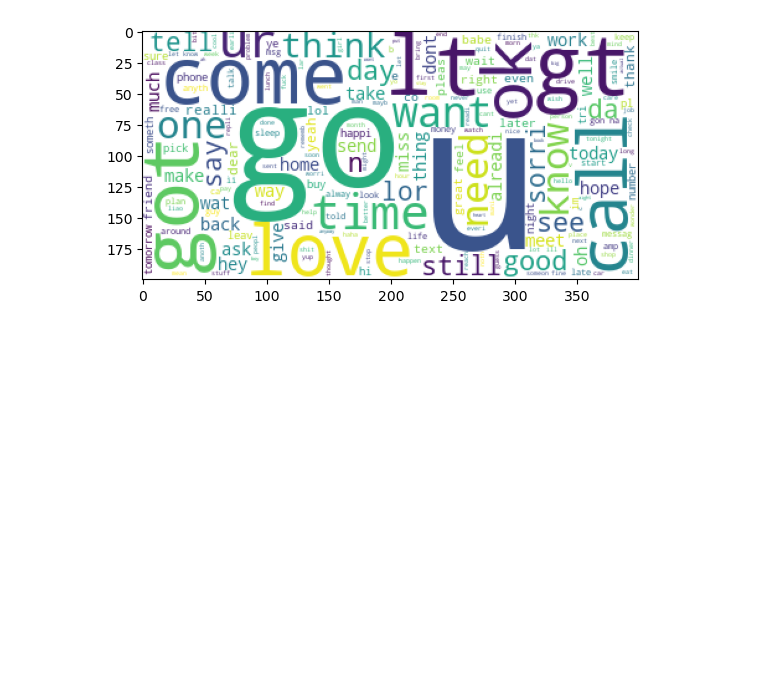
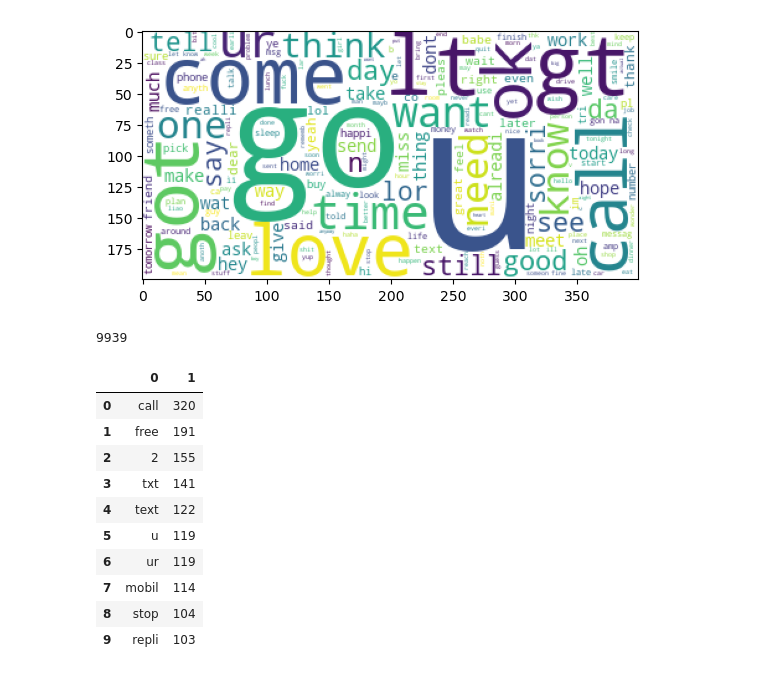
Before and after one commit to subal43/DS-SMS-Classifier-System, a Jupyter notebook: main.ipynb, the cells around one changed output. Saved outputs shown, nothing was run; the diff lists cells and outputs as text; code cells hidden in the pictures; blank space fills up the shorter version.

```diff
--- a/main.ipynb
+++ b/main.ipynb
@@ -218,0 +225,4 @@ plt.imshow(ham_wc)
+# %%
+len(spam_corpas)
+# %% [output]
+9939
@@ -218,0 +231,14 @@ plt.imshow(ham_wc)
+# %%
+pd.DataFrame(Counter(spam_corpas).most_common(10))
+# %% [output]
+|  | 0 | 1 |
+| 0 | call | 320 |
+| 1 | free | 191 |
+| 2 | 2 | 155 |
+| 3 | txt | 141 |
+| 4 | text | 122 |
+| 5 | u | 119 |
+| 6 | ur | 119 |
+| 7 | mobil | 114 |
+| 8 | stop | 104 |
+| 9 | repli | 103 |
```
Also changed, not shown: parts of 3 cells of this notebook.
